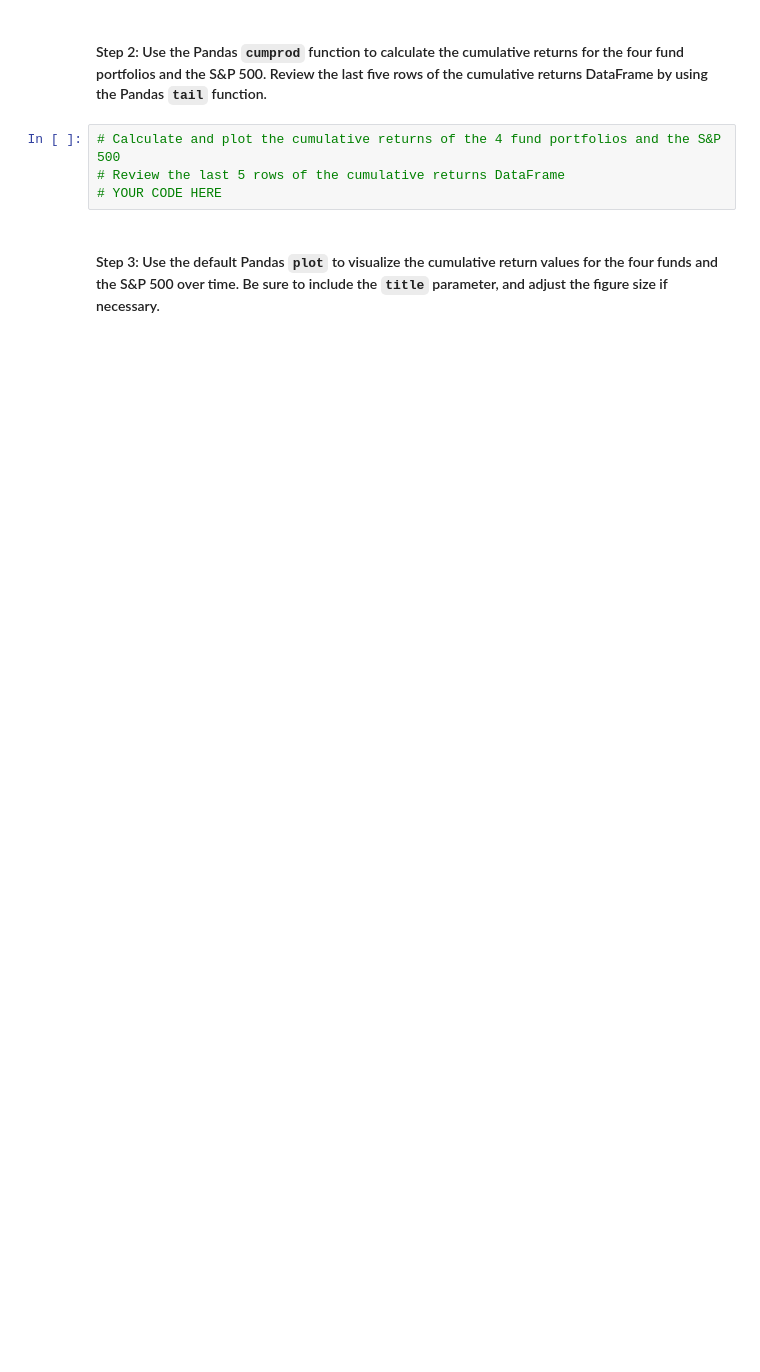
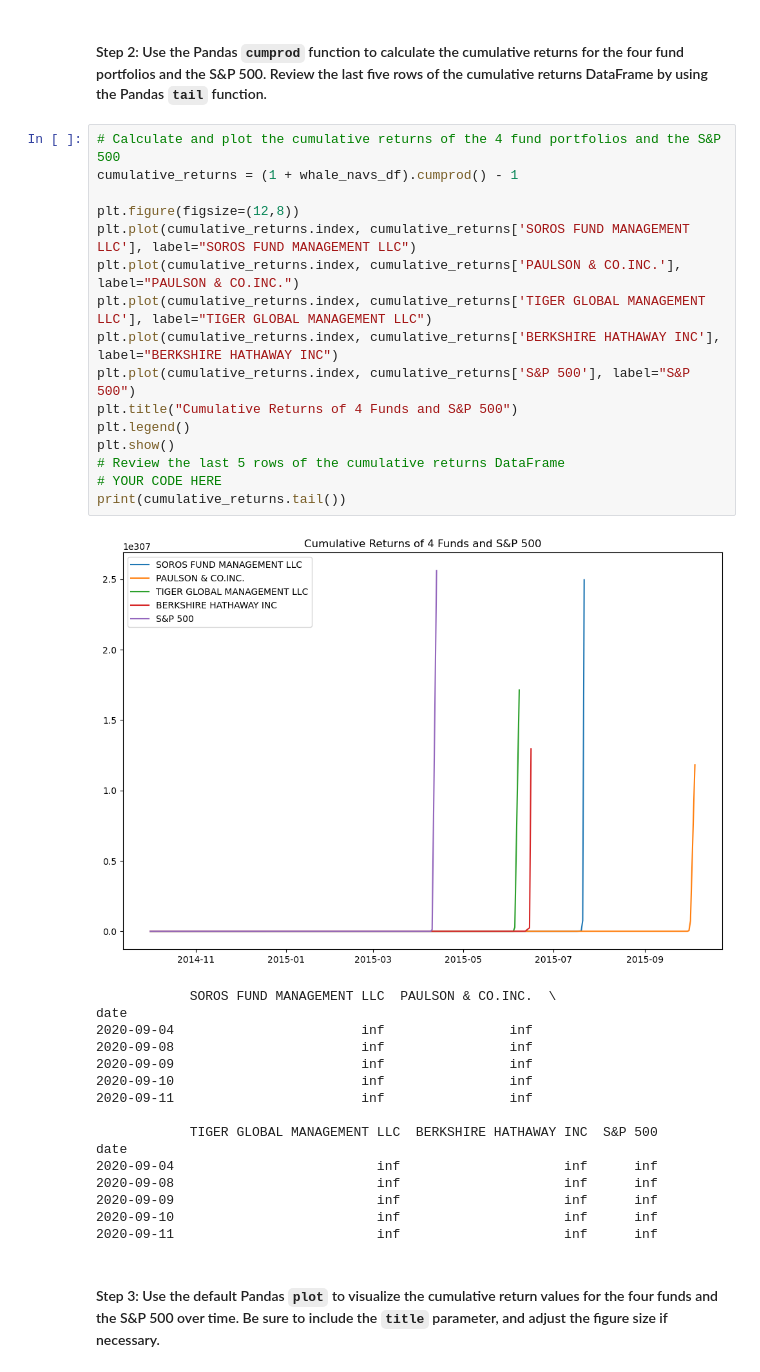
Before and after one commit to JShields07/Starter_Code-Challenge-4, a Jupyter notebook: risk_return_analysis.ipynb, the cells around one changed output. Drawn from its saved outputs; the diff is of its cells as text; blank space fills up the shorter version.

```diff
--- a/risk_return_analysis.ipynb
+++ b/risk_return_analysis.ipynb
@@ -172,9 +172,38 @@ NameError: name 'daily_returns_df' is not defined
 # %% [markdown]
 #### Step 2: Use the Pandas `cumprod` function to calculate the cumulative returns for the four fund portfolios and the S&P 500. Review the last five rows of the cumulative returns DataFrame by using the Pandas `tail` function.
-# %%
-# Calculate and plot the cumulative returns of the 4 fund portfolios and the S&P 500
-# Review the last 5 rows of the cumulative returns DataFrame
-# YOUR CODE HERE
+# %%
+# Calculate and plot the cumulative returns of the 4 fund portfolios and the S&P 500
+cumulative_returns = (1 + whale_navs_df).cumprod() - 1
+
+plt.figure(figsize=(12,8))
+plt.plot(cumulative_returns.index, cumulative_returns['SOROS FUND MANAGEMENT LLC'], label="SOROS FUND MANAGEMENT LLC")
+plt.plot(cumulative_returns.index, cumulative_returns['PAULSON & CO.INC.'], label="PAULSON & CO.INC.")
+plt.plot(cumulative_returns.index, cumulative_returns['TIGER GLOBAL MANAGEMENT LLC'], label="TIGER GLOBAL MANAGEMENT LLC")
+plt.plot(cumulative_returns.index, cumulative_returns['BERKSHIRE HATHAWAY INC'], label="BERKSHIRE HATHAWAY INC")
+plt.plot(cumulative_returns.index, cumulative_returns['S&P 500'], label="S&P 500")
+plt.title("Cumulative Returns of 4 Funds and S&P 500")
+plt.legend()
+plt.show()
+# Review the last 5 rows of the cumulative returns DataFrame
+# YOUR CODE HERE
+print(cumulative_returns.tail())
+# %% [output]
+[figure, added]
+            SOROS FUND MANAGEMENT LLC  PAULSON & CO.INC.  \
+date
+2020-09-04                        inf                inf
+2020-09-08                        inf                inf
+2020-09-09                        inf                inf
+2020-09-10                        inf                inf
+2020-09-11                        inf                inf
+
+            TIGER GLOBAL MANAGEMENT LLC  BERKSHIRE HATHAWAY INC  S&P 500
+date
+2020-09-04                          inf                     inf      inf
+2020-09-08                          inf                     inf      inf
+2020-09-09                          inf                     inf      inf
+2020-09-10                          inf                     inf      inf
+2020-09-11                          inf                     inf      inf
 # %% [markdown]
 #### Step 3: Use the default Pandas `plot` to visualize the cumulative return values for the four funds and the S&P 500 over time. Be sure to include the `title` parameter, and adjust the figure size if necessary.
 # %%
```
Also changed, not shown: parts of 28 cells of this notebook.
